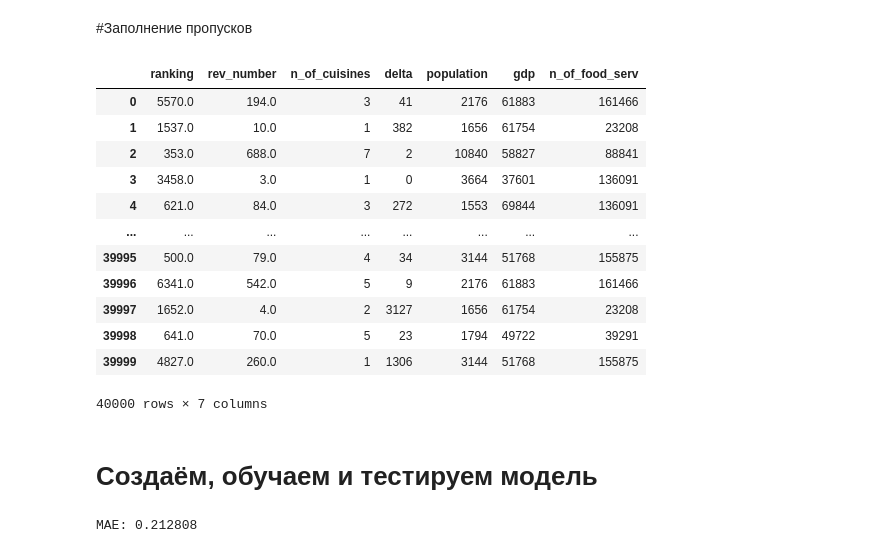
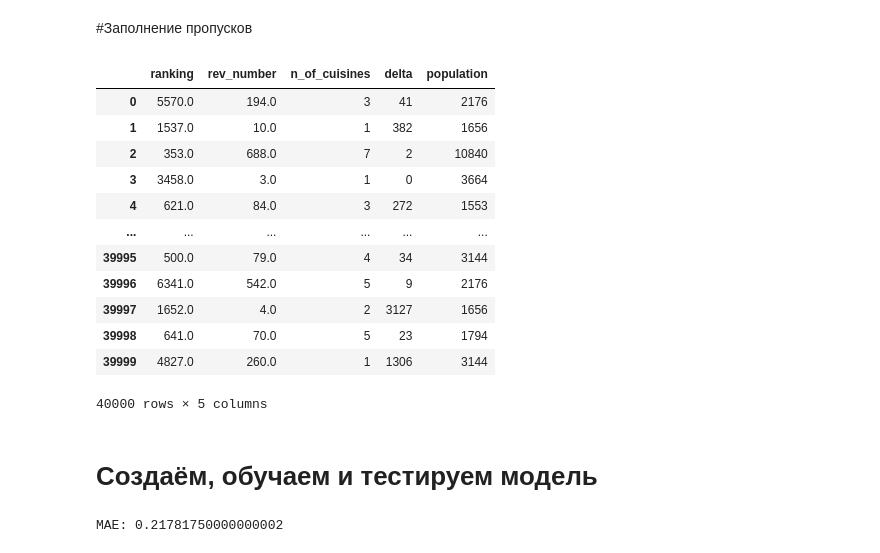
Before and after one commit to akitim/SkillFactory_projects, a Jupyter notebook: Проект_3_О_вкусной_и_здоровой_пище.ipynb, the cells around one changed output. Drawn from its saved outputs; the diff is of its cells as text; code cells hidden in the pictures.

```diff
--- a/Проект_3_О_вкусной_и_здоровой_пище.ipynb
+++ b/Проект_3_О_вкусной_и_здоровой_пище.ipynb
@@ -29,7 +29,8 @@ RANDOM_SEED = 36
 path = 'https://raw.githubusercontent.com/akitim/datasets/main/main_task_new.csv'
 rest = pd.read_csv(path)
 
-rest.columns = ['id', 'city', 'cuisine', 'ranking', 'rating', 'price_range', 'rev_number', 'reviews', 'url_TA', 'id_TA']
+rest.drop(['URL_TA', 'ID_TA'], axis=1, inplace=True)
+rest.columns = ['id', 'city', 'cuisine', 'ranking', 'rating', 'price_range', 'rev_number', 'reviews']
 
 # 2.1 Задание 1
 # Какие столбцы НЕ содержат пропущенных (None) значений?
@@ -140,6 +141,7 @@ gdp = {
 }
 rest.loc[:, 'gdp'] = rest.loc[:, 'city'].apply(lambda city: gdp[city])
 
+#количество предприятий общепита в стране нахождения ресторана
 n_of_food_serv = {
     'Paris': 161466, 'Stockholm': 23208, 'London': 88841, 'Berlin': 136091, 'Munich': 136091, 'Oporto': 31363,
        'Milan': 155875, 'Bratislava': 10917, 'Vienna': 27348, 'Rome': 155875, 'Barcelona': 72657, 'Madrid': 72657,
@@ -150,6 +152,11 @@ n_of_food_serv = {
 }
 rest.loc[:, 'n_of_food_serv'] = rest.loc[:, 'city'].apply(lambda city: n_of_food_serv[city])
 
+#получаем dummies из столбца cuisine и  прикрепляем его к осн. датафрейму
+rest.merge(pd.get_dummies(rest.explode('cuisine'), columns=['cuisine'], prefix='').\
+         sum(level=0), left_index=True, right_index=True)
+rest
+
 # Какие признаки возьмем в модель?
 # ==================================
 # ranking
@@ -261,22 +307,22 @@ rest.loc[:, 'rev_number'].\
     fillna(rest.loc[:, 'city'].\
            apply(lambda c: mean_NoR_by_city[c]), inplace=True)
 # %%
-rest_m = rest.loc[:, ['ranking', 'rev_number', 'n_of_cuisines', 'delta', 'population', 'gdp', 'n_of_food_serv']]
+rest_m = rest.loc[:, ['ranking', 'rev_number', 'n_of_cuisines', 'delta', 'population']]
 rest_m
 # %% [output]
-|  | ranking | rev_number | n_of_cuisines | delta | population | gdp | n_of_food_serv |
-| 0 | 5570.0 | 194.0 | 3 | 41 | 2176 | 61883 | 161466 |
-| 1 | 1537.0 | 10.0 | 1 | 382 | 1656 | 61754 | 23208 |
-| 2 | 353.0 | 688.0 | 7 | 2 | 10840 | 58827 | 88841 |
-| 3 | 3458.0 | 3.0 | 1 | 0 | 3664 | 37601 | 136091 |
-| 4 | 621.0 | 84.0 | 3 | 272 | 1553 | 69844 | 136091 |
-| ... | ... | ... | ... | ... | ... | ... | ... |
-| 39995 | 500.0 | 79.0 | 4 | 34 | 3144 | 51768 | 155875 |
-| 39996 | 6341.0 | 542.0 | 5 | 9 | 2176 | 61883 | 161466 |
-| 39997 | 1652.0 | 4.0 | 2 | 3127 | 1656 | 61754 | 23208 |
-| 39998 | 641.0 | 70.0 | 5 | 23 | 1794 | 49722 | 39291 |
-| 39999 | 4827.0 | 260.0 | 1 | 1306 | 3144 | 51768 | 155875 |
+|  | ranking | rev_number | n_of_cuisines | delta | population |
+| 0 | 5570.0 | 194.0 | 3 | 41 | 2176 |
+| 1 | 1537.0 | 10.0 | 1 | 382 | 1656 |
+| 2 | 353.0 | 688.0 | 7 | 2 | 10840 |
+| 3 | 3458.0 | 3.0 | 1 | 0 | 3664 |
+| 4 | 621.0 | 84.0 | 3 | 272 | 1553 |
+| ... | ... | ... | ... | ... | ... |
+| 39995 | 500.0 | 79.0 | 4 | 34 | 3144 |
+| 39996 | 6341.0 | 542.0 | 5 | 9 | 2176 |
+| 39997 | 1652.0 | 4.0 | 2 | 3127 | 1656 |
+| 39998 | 641.0 | 70.0 | 5 | 23 | 1794 |
+| 39999 | 4827.0 | 260.0 | 1 | 1306 | 3144 |
-40000 rows × 7 columns
+40000 rows × 5 columns
 # %% [markdown]
 # Создаём, обучаем и тестируем модель
 # %%
@@ -311,4 +357,4 @@ y_pred = regr.predict(X_test)
     # Метрика называется Mean Absolute Error (MAE) и показывает среднее отклонение предсказанных значений от фактических.
 print('MAE:', metrics.mean_absolute_error(y_test, y_pred))
 # %% [output]
-MAE: 0.212808
+MAE: 0.21781750000000002
```
Also changed, not shown: parts of 6 cells of this notebook.
